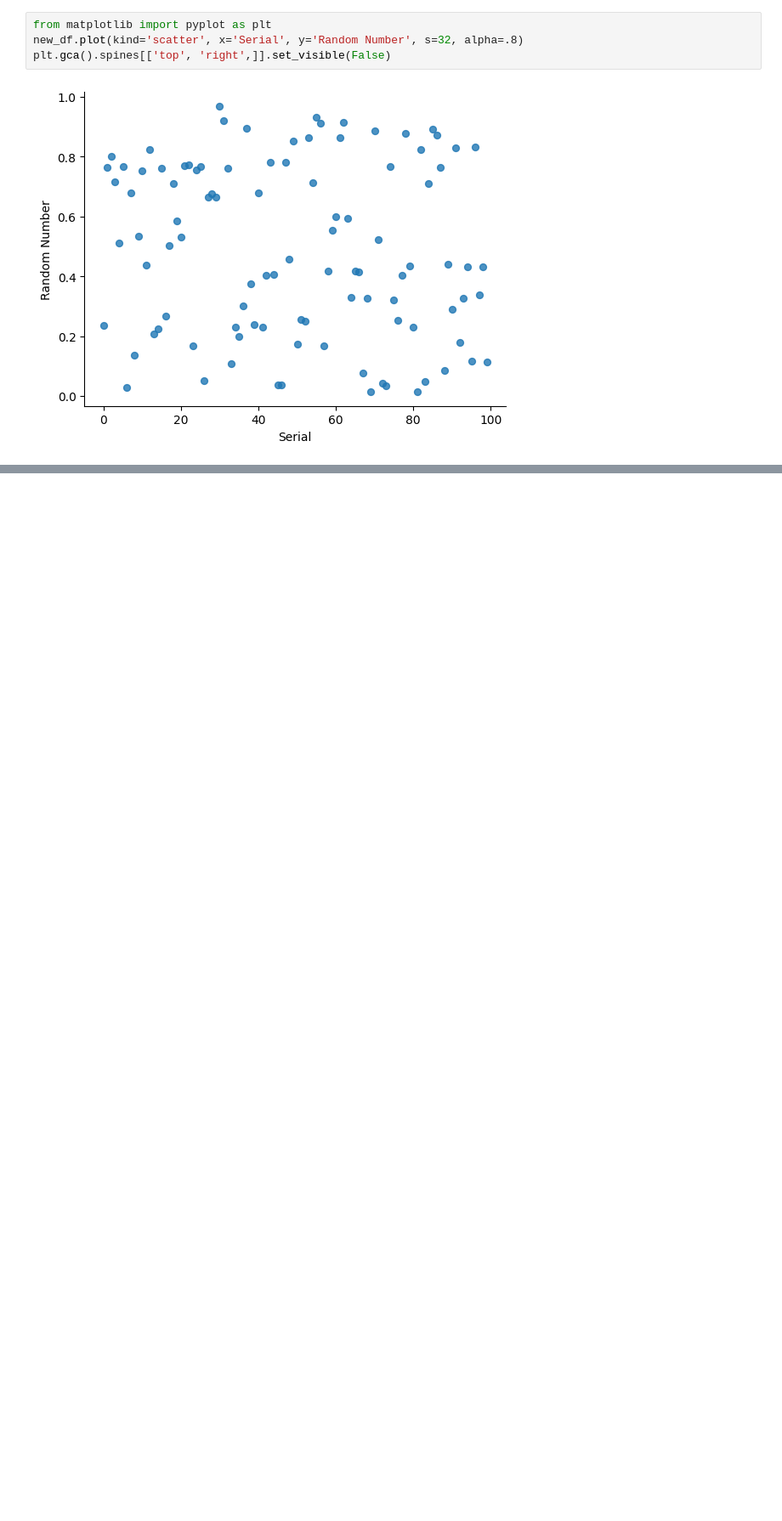
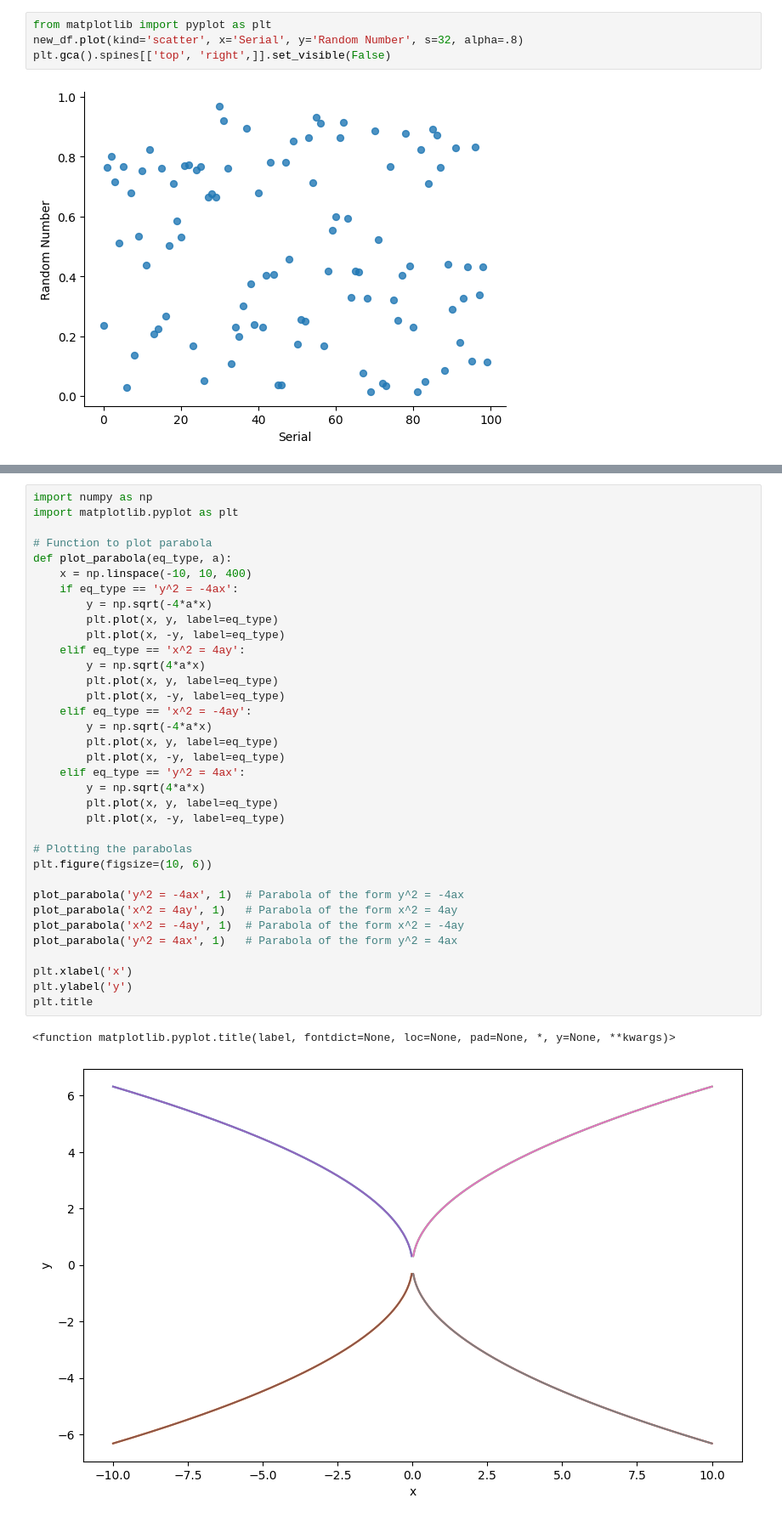
Before and after one commit to rahmanziaur/Simu-Model-ICT, a Jupyter notebook: RandomPython_Test1.ipynb, the cells around one changed output, grey strips where cells are left out. Shown at 85% size. Drawn from its saved outputs; the diff is of its cells as text; blank space fills up the shorter version.

```diff
--- a/RandomPython_Test1.ipynb
+++ b/RandomPython_Test1.ipynb
@@ -122,0 +253,38 @@ plt.gca().spines[['top', 'right',]].set_visible(False)
+# %%
+import numpy as np
+import matplotlib.pyplot as plt
+
+# Function to plot parabola
+def plot_parabola(eq_type, a):
+    x = np.linspace(-10, 10, 400)
+    if eq_type == 'y^2 = -4ax':
+        y = np.sqrt(-4*a*x)
+        plt.plot(x, y, label=eq_type)
+        plt.plot(x, -y, label=eq_type)
+    elif eq_type == 'x^2 = 4ay':
+        y = np.sqrt(4*a*x)
+        plt.plot(x, y, label=eq_type)
+        plt.plot(x, -y, label=eq_type)
+    elif eq_type == 'x^2 = -4ay':
+        y = np.sqrt(-4*a*x)
+        plt.plot(x, y, label=eq_type)
+        plt.plot(x, -y, label=eq_type)
+    elif eq_type == 'y^2 = 4ax':
+        y = np.sqrt(4*a*x)
+        plt.plot(x, y, label=eq_type)
+        plt.plot(x, -y, label=eq_type)
+
+# Plotting the parabolas
+plt.figure(figsize=(10, 6))
+
+plot_parabola('y^2 = -4ax', 1)  # Parabola of the form y^2 = -4ax
+plot_parabola('x^2 = 4ay', 1)   # Parabola of the form x^2 = 4ay
+plot_parabola('x^2 = -4ay', 1)  # Parabola of the form x^2 = -4ay
+plot_parabola('y^2 = 4ax', 1)   # Parabola of the form y^2 = 4ax
+
+plt.xlabel('x')
+plt.ylabel('y')
+plt.title
+# %% [output]
+<function matplotlib.pyplot.title(label, fontdict=None, loc=None, pad=None, *, y=None, **kwargs)>
+[figure, added]
```
Also changed, not shown: parts of 26 cells of this notebook.
